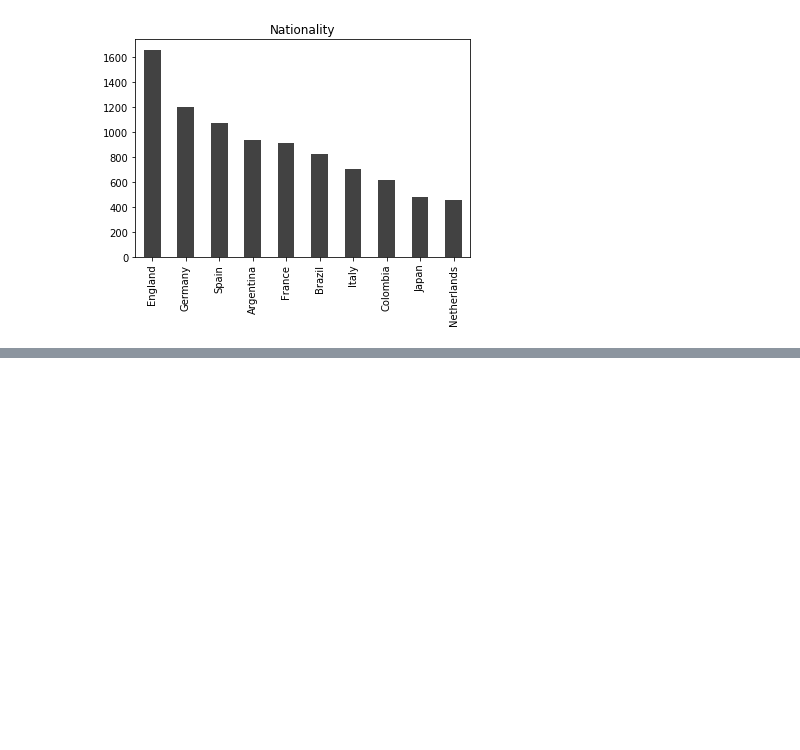
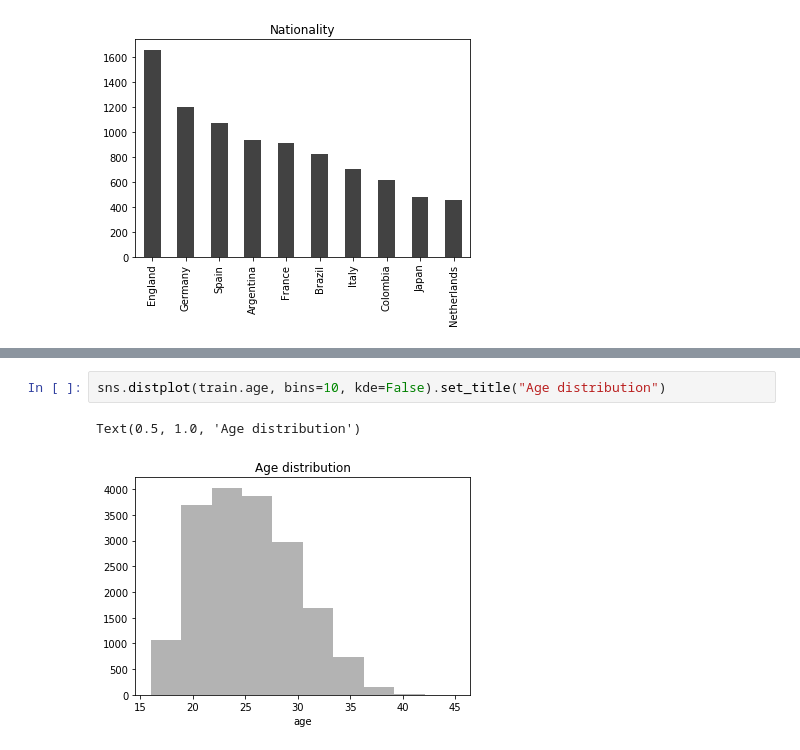
Before and after one commit to shobhitshah/fifa19-player-stats, a Jupyter notebook: scripts/fifa19.ipynb, the cells around one changed output, grey strips where cells are left out. Drawn from its saved outputs; the diff is of its cells as text; blank space fills up the shorter version.

```diff
--- a/scripts/fifa19.ipynb
+++ b/scripts/fifa19.ipynb
@@ -78,0 +72,5 @@ Text(0.5, 1.0, 'Nationality')
+# %%
+sns.distplot(train.age, bins=10, kde=False).set_title("Age distribution")
+# %% [output]
+Text(0.5, 1.0, 'Age distribution')
+[figure, added]
```
Also changed, not shown: parts of 15 cells of this notebook.
